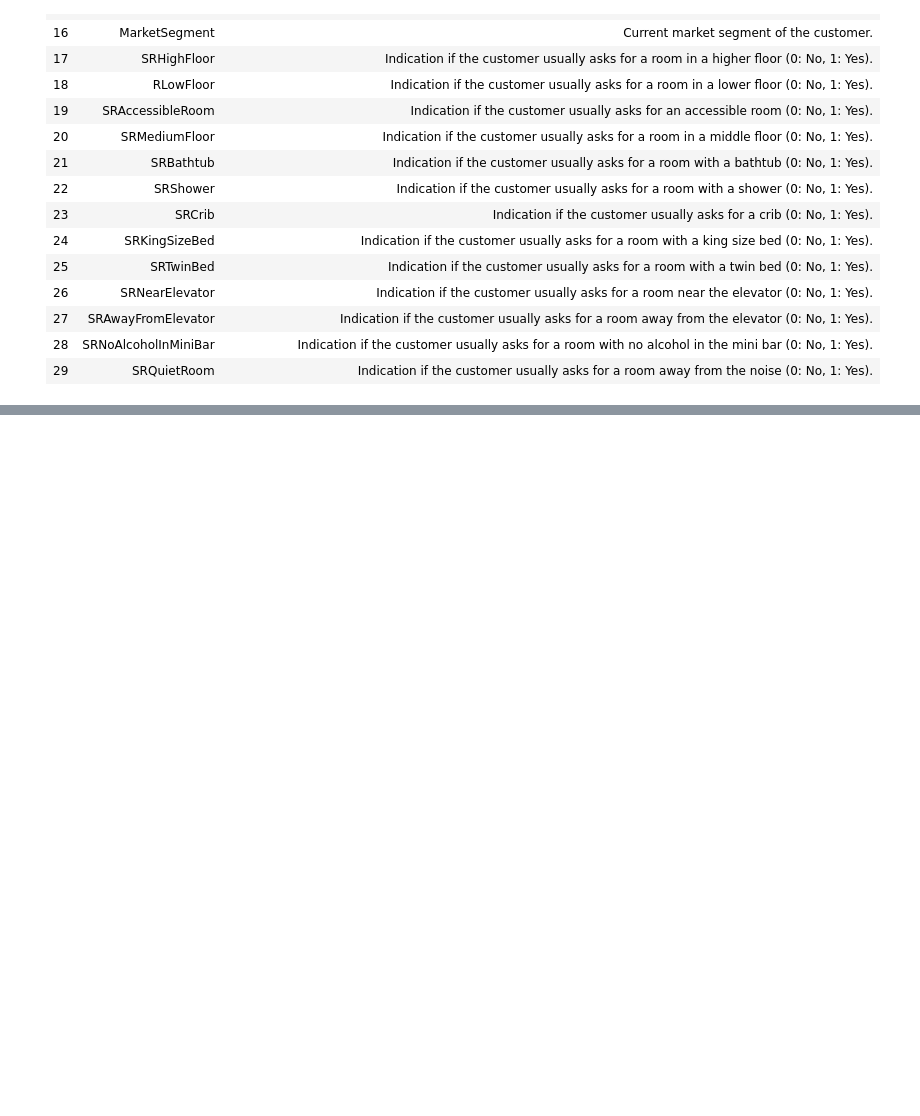
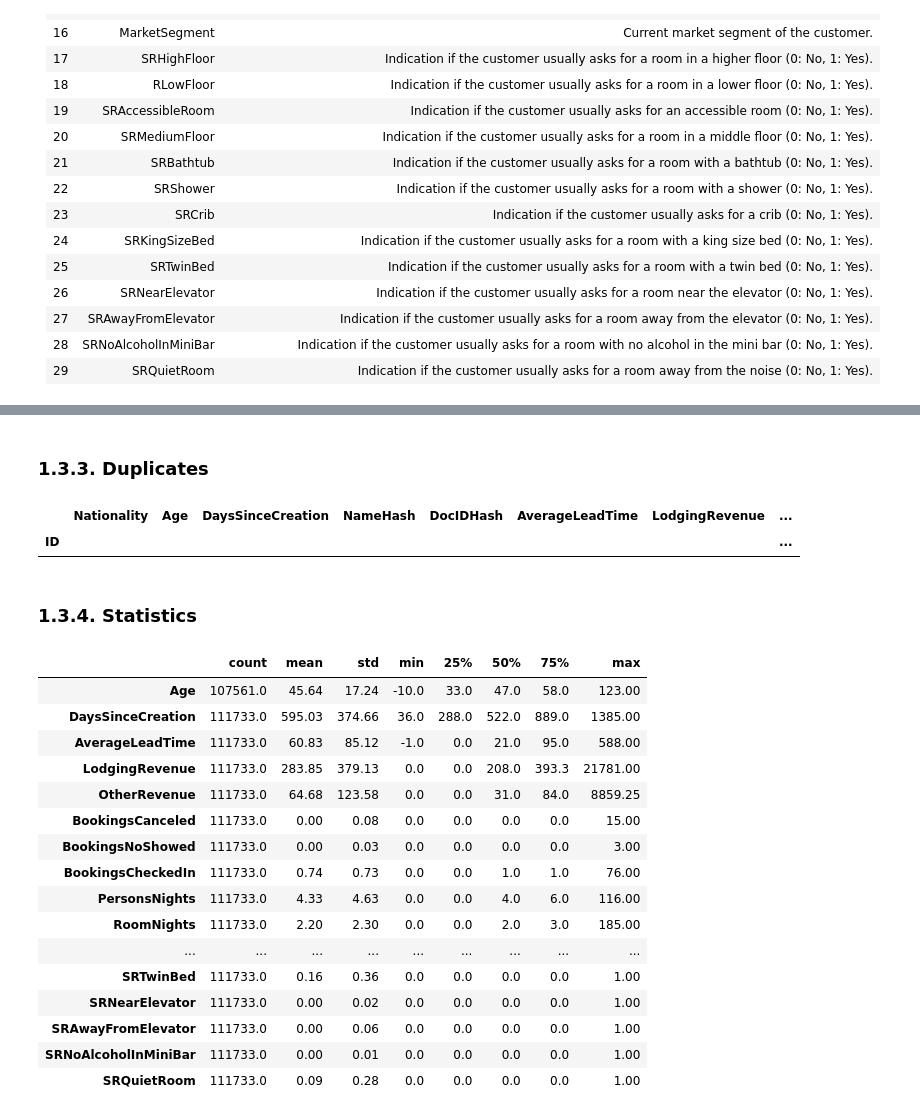
Before and after one commit to RubenCMarques/Hotel-Customer-Segmentation, a Jupyter notebook: Notebooks/Main_notebook.ipynb, the cells around one changed output, grey strips where cells are left out. Drawn from its saved outputs; the diff is of its cells as text; code cells hidden in the pictures; blank space fills up the shorter version.

```diff
--- a/Notebooks/Main_notebook.ipynb
+++ b/Notebooks/Main_notebook.ipynb
@@ -70,0 +117,34 @@ Data.set_index('ID', inplace=True)
+# %% [markdown]
+### 1.3.3. Duplicates
+# %%
+# Checking if we have duplicated IDs
+Data[Data.index.duplicated() == True]
+# %% [output]
+|  | Nationality | Age | DaysSinceCreation | NameHash | DocIDHash | AverageLeadTime | LodgingRevenue | ... |
+| ID |  |  |  |  |  |  |  | ... |
+# %% [markdown]
+### 1.3.4. Statistics
+# %%
+# Maybe Separate even more
+Data_num = Data.select_dtypes(exclude = object)
+Data_cat = Data.select_dtypes(include = object)
+# %%
+Data_num.describe().round(2).T
+# %% [output]
+|  | count | mean | std | min | 25% | 50% | 75% | max |
+| Age | 107561.0 | 45.64 | 17.24 | -10.0 | 33.0 | 47.0 | 58.0 | 123.00 |
+| DaysSinceCreation | 111733.0 | 595.03 | 374.66 | 36.0 | 288.0 | 522.0 | 889.0 | 1385.00 |
+| AverageLeadTime | 111733.0 | 60.83 | 85.12 | -1.0 | 0.0 | 21.0 | 95.0 | 588.00 |
+| LodgingRevenue | 111733.0 | 283.85 | 379.13 | 0.0 | 0.0 | 208.0 | 393.3 | 21781.00 |
+| OtherRevenue | 111733.0 | 64.68 | 123.58 | 0.0 | 0.0 | 31.0 | 84.0 | 8859.25 |
+| BookingsCanceled | 111733.0 | 0.00 | 0.08 | 0.0 | 0.0 | 0.0 | 0.0 | 15.00 |
+| BookingsNoShowed | 111733.0 | 0.00 | 0.03 | 0.0 | 0.0 | 0.0 | 0.0 | 3.00 |
+| BookingsCheckedIn | 111733.0 | 0.74 | 0.73 | 0.0 | 0.0 | 1.0 | 1.0 | 76.00 |
+| PersonsNights | 111733.0 | 4.33 | 4.63 | 0.0 | 0.0 | 4.0 | 6.0 | 116.00 |
+| RoomNights | 111733.0 | 2.20 | 2.30 | 0.0 | 0.0 | 2.0 | 3.0 | 185.00 |
+| ... | ... | ... | ... | ... | ... | ... | ... | ... |
+| SRTwinBed | 111733.0 | 0.16 | 0.36 | 0.0 | 0.0 | 0.0 | 0.0 | 1.00 |
+| SRNearElevator | 111733.0 | 0.00 | 0.02 | 0.0 | 0.0 | 0.0 | 0.0 | 1.00 |
+| SRAwayFromElevator | 111733.0 | 0.00 | 0.06 | 0.0 | 0.0 | 0.0 | 0.0 | 1.00 |
+| SRNoAlcoholInMiniBar | 111733.0 | 0.00 | 0.01 | 0.0 | 0.0 | 0.0 | 0.0 | 1.00 |
+| SRQuietRoom | 111733.0 | 0.09 | 0.28 | 0.0 | 0.0 | 0.0 | 0.0 | 1.00 |
```
Also changed, not shown: parts of 4 cells of this notebook.
